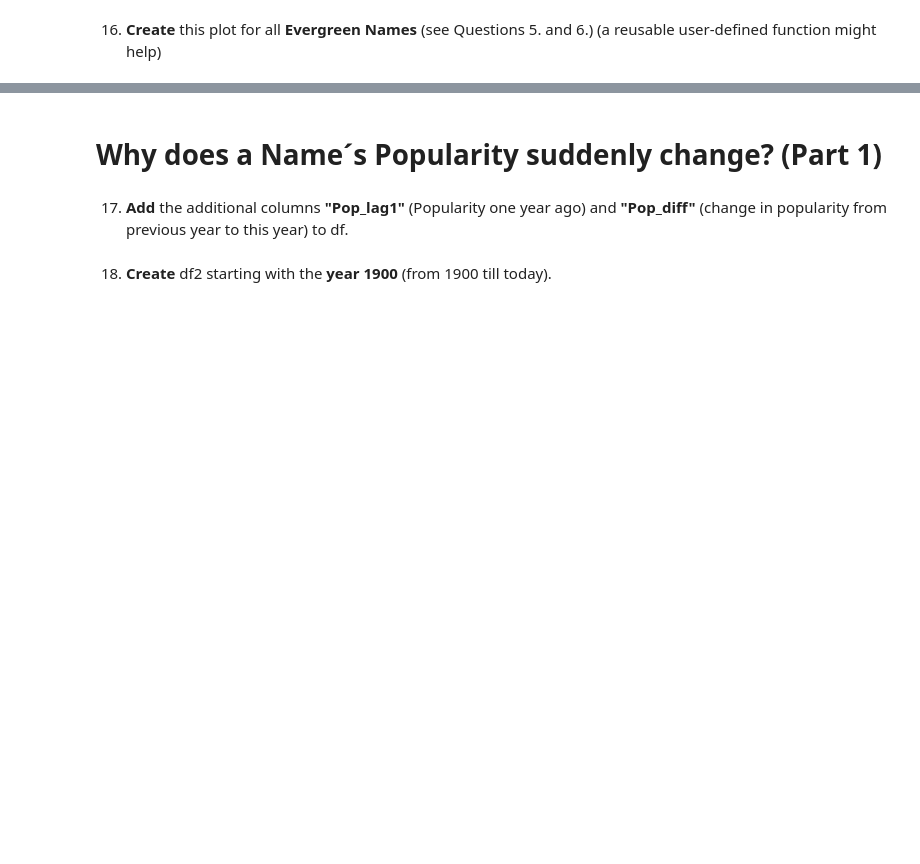
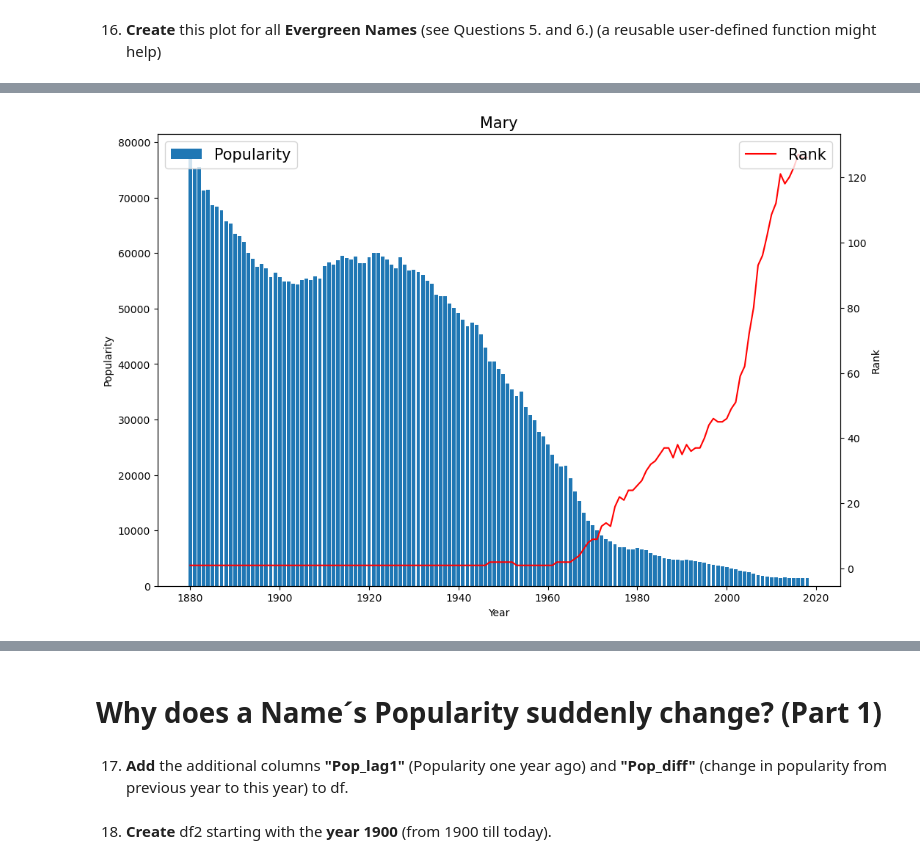
Before and after one commit to ChOfficre/ML_Project_04_Movies_DB, a Jupyter notebook: Desktop/notebooks/ML_project_07/Project_07_ProjectBrief_blank.ipynb, the cells around one changed output, grey strips where cells are left out. Saved outputs shown, nothing was run; the diff lists cells and outputs as text; code cells hidden in the pictures; blank space fills up the shorter version.

```diff
--- a/Desktop/notebooks/ML_project_07/Project_07_ProjectBrief_blank.ipynb
+++ b/Desktop/notebooks/ML_project_07/Project_07_ProjectBrief_blank.ipynb
@@ -481,0 +610,22 @@ After adding "Popularity" and "Rank", df should look as follows:
+# %%
+def plot_name(name, gender, crit="Popularity"):
+    data = df.loc[(df.Name == name) & (df.Gender == gender), ["Name", "Gender", "Year", "Rank", crit]]
+    data = data.set_index("Year")
+
+    fig, ax1 = plt.subplots(figsize=(12, 8))
+    ax1.bar(x=data.index, height=data[crit], label=crit)
+    ax2 = ax1.twinx()
+    ax2.plot(data.index, data.Rank, color="red", label="Rank")
+    ax1.set_xlabel("Year", fontsize=10)
+    ax1.set_ylabel(crit, fontsize=10)
+    ax2.set_ylabel("Rank", fontsize=10)
+    ax1.set_title(name, fontsize=15)
+    ax1.tick_params(labelsize=10)
+    ax2.tick_params(labelsize=10)
+    ax1.legend(loc=2, fontsize=15)
+    ax2.legend(loc=1, fontsize=15)
+    plt.show()
+# %%
+plot_name("Mary", "F")
+# %% [output]
+[figure, added]
```
Also changed, not shown: parts of 80 cells of this notebook.
